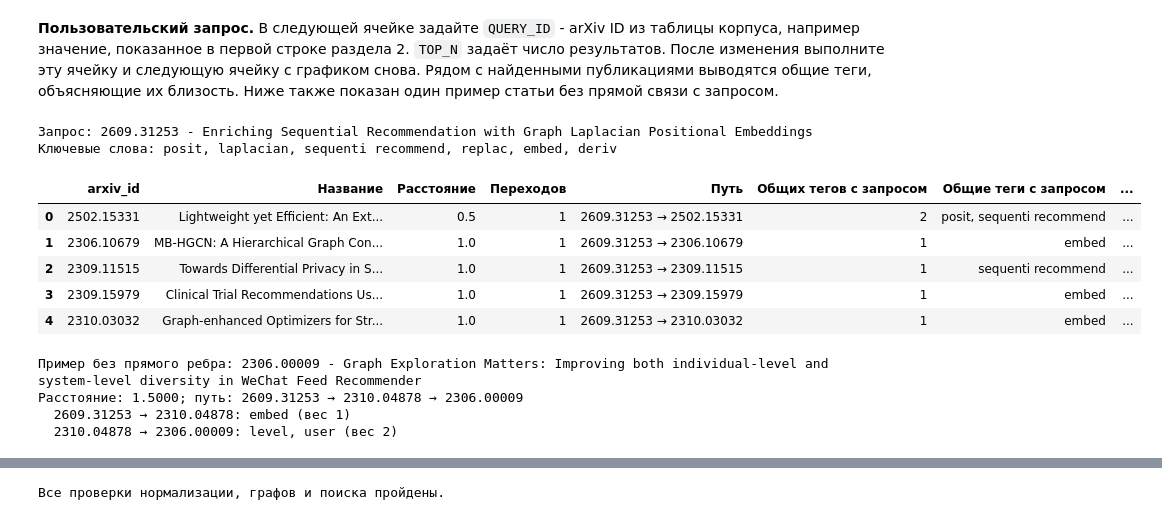
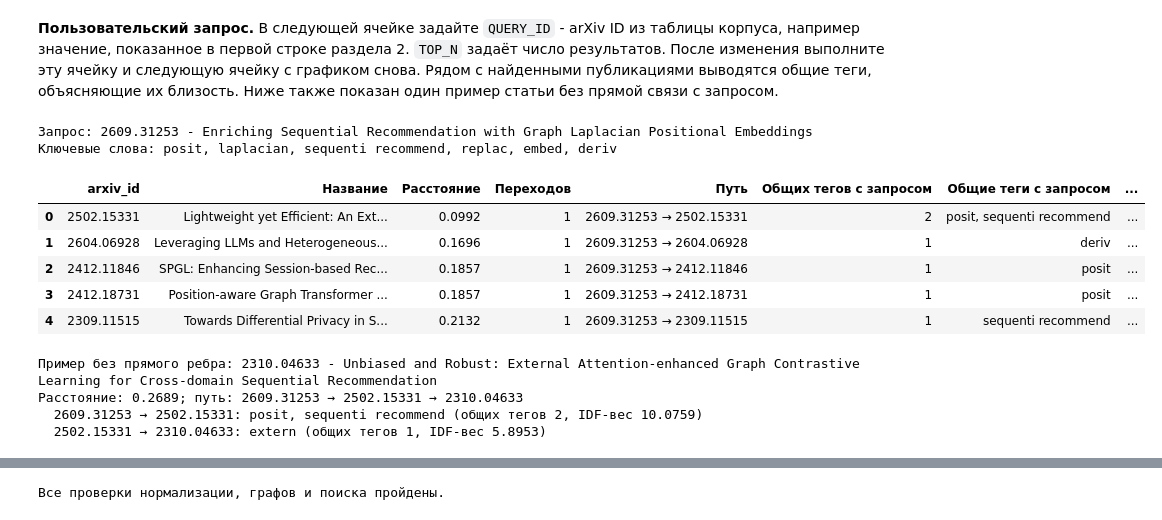
Before and after one commit to shirr9/andan-lab1, a Jupyter notebook: lab1.ipynb, the cells around one changed output, grey strips where cells are left out. Drawn from its saved outputs; the diff is of its cells as text; code cells hidden in the pictures.

```diff
--- a/lab1.ipynb
+++ b/lab1.ipynb
@@ -567,10 +571,14 @@ def publication_graph(paper_keywords):
     graph = nx.Graph()
     graph.add_nodes_from(paper_keywords)
     keyword_sets = {paper_id: set(words) for paper_id, words in paper_keywords.items()}
+    keyword_frequency = Counter(word for words in keyword_sets.values() for word in words)
+    idf = {word: 1 + np.log((1 + len(keyword_sets)) / (1 + count))
+           for word, count in keyword_frequency.items()}
     for left, right in combinations(keyword_sets, 2):
         shared = keyword_sets[left] & keyword_sets[right]
         if shared:
-            graph.add_edge(left, right, weight=len(shared))
+            graph.add_edge(left, right, weight=len(shared),
+                           idf_weight=sum(idf[word] for word in sorted(shared)))
     return graph
 # %%
 paper_keywords = dict(zip(df['arxiv_id'], df['keywords']))
@@ -618,7 +626,7 @@ def find_similar(graph, paper_id, top_n=5):
         raise ValueError(f"Публикация {paper_id} отсутствует в корпусе")
     if isinstance(top_n, bool) or not isinstance(top_n, Integral) or top_n < 1:
         raise ValueError("top_n должен быть положительным целым числом")
-    if any(not np.isfinite(edge['weight']) or edge['weight'] <= 0
+    if any(not np.isfinite(edge['idf_weight']) or edge['idf_weight'] <= 0
            for _, _, edge in graph.edges(data=True)):
         raise ValueError("Веса рёбер должны быть положительными и конечными")
 
@@ -630,7 +638,7 @@ def find_similar(graph, paper_id, top_n=5):
         if distance > distances[current]:
             continue  # Устаревшая запись: уже найден более короткий путь.
         for neighbor in sorted(graph[current]):
-            candidate = distance + 1.0 / graph[current][neighbor]['weight']
+            candidate = distance + 1.0 / graph[current][neighbor]['idf_weight']
             if candidate < distances.get(neighbor, float('inf')):
                 distances[neighbor] = candidate
                 previous[neighbor] = current
@@ -663,43 +671,45 @@ for paper_id, distance, path in matches:
     shared = sorted(set(paper_keywords[QUERY_ID]) & set(paper_keywords[paper_id]))
     result_rows.append({
         'arxiv_id': paper_id,
         'Название': papers_by_id.at[paper_id, 'title'],
         'Расстояние': round(distance, 4),
         'Переходов': len(path) - 1,
         'Путь': ' → '.join(path),
         'Общих тегов с запросом': len(shared),
         'Общие теги с запросом': ', '.join(shared) or 'нет',
         'Ссылка': papers_by_id.at[paper_id, 'url'],
     })
 if result_rows:
     display(pd.DataFrame(result_rows))
 else:
     print('Других достижимых статей нет: исходная публикация изолирована.')
 
 indirect_example = next((match for match in find_similar(G_papers, QUERY_ID, len(G_papers))
                          if not G_papers.has_edge(QUERY_ID, match[0])), None)
 if indirect_example is not None:
     paper_id, distance, path = indirect_example
     print('Пример без прямого ребра:', paper_id, '-', papers_by_id.at[paper_id, 'title'])
     print(f'Расстояние: {distance:.4f}; путь: {" → ".join(path)}')
     for left, right in zip(path, path[1:]):
         shared = sorted(set(paper_keywords[left]) & set(paper_keywords[right]))
-        print(f'  {left} → {right}: {", ".join(shared)} (вес {len(shared)})')
+        edge_weight = G_papers[left][right]['idf_weight']
+        print(f'  {left} → {right}: {", ".join(shared)} '
+              f'(общих тегов {len(shared)}, IDF-вес {edge_weight:.4f})')
 else:
     print('В этой компоненте нет статей без прямой связи с запросом.')
 # %% [output]
 Запрос: 2609.31253 - Enriching Sequential Recommendation with Graph Laplacian Positional Embeddings
 Ключевые слова: posit, laplacian, sequenti recommend, replac, embed, deriv
 |  | arxiv_id | Название | Расстояние | Переходов | Путь | Общих тегов с запросом | Общие теги с запросом | ... |
-| 0 | 2502.15331 | Lightweight yet Efficient: An Ext... | 0.5 | 1 | 2609.31253 → 2502.15331 | 2 | posit, sequenti recommend | ... |
-| 1 | 2306.10679 | MB-HGCN: A Hierarchical Graph Con... | 1.0 | 1 | 2609.31253 → 2306.10679 | 1 | embed | ... |
-| 2 | 2309.11515 | Towards Differential Privacy in S... | 1.0 | 1 | 2609.31253 → 2309.11515 | 1 | sequenti recommend | ... |
-| 3 | 2309.15979 | Clinical Trial Recommendations Us... | 1.0 | 1 | 2609.31253 → 2309.15979 | 1 | embed | ... |
-| 4 | 2310.03032 | Graph-enhanced Optimizers for Str... | 1.0 | 1 | 2609.31253 → 2310.03032 | 1 | embed | ... |
+| 0 | 2502.15331 | Lightweight yet Efficient: An Ext... | 0.0992 | 1 | 2609.31253 → 2502.15331 | 2 | posit, sequenti recommend | ... |
+| 1 | 2604.06928 | Leveraging LLMs and Heterogeneous... | 0.1696 | 1 | 2609.31253 → 2604.06928 | 1 | deriv | ... |
+| 2 | 2412.11846 | SPGL: Enhancing Session-based Rec... | 0.1857 | 1 | 2609.31253 → 2412.11846 | 1 | posit | ... |
+| 3 | 2412.18731 | Position-aware Graph Transformer ... | 0.1857 | 1 | 2609.31253 → 2412.18731 | 1 | posit | ... |
+| 4 | 2309.11515 | Towards Differential Privacy in S... | 0.2132 | 1 | 2609.31253 → 2309.11515 | 1 | sequenti recommend | ... |
-Пример без прямого ребра: 2306.00009 - Graph Exploration Matters: Improving both individual-level and system-level diversity in WeChat Feed Recommender
-Расстояние: 1.5000; путь: 2609.31253 → 2310.04878 → 2306.00009
-  2609.31253 → 2310.04878: embed (вес 1)
-  2310.04878 → 2306.00009: level, user (вес 2)
+Пример без прямого ребра: 2310.04633 - Unbiased and Robust: External Attention-enhanced Graph Contrastive Learning for Cross-domain Sequential Recommendation
+Расстояние: 0.2689; путь: 2609.31253 → 2502.15331 → 2310.04633
+  2609.31253 → 2502.15331: posit, sequenti recommend (общих тегов 2, IDF-вес 10.0759)
+  2502.15331 → 2310.04633: extern (общих тегов 1, IDF-вес 5.8953)
 # %%
 # Объединяем пути топа и один объясняющий пример без прямого ребра.
 shown_matches = list(matches)
```
Also changed, not shown: parts of 7 cells of this notebook.
